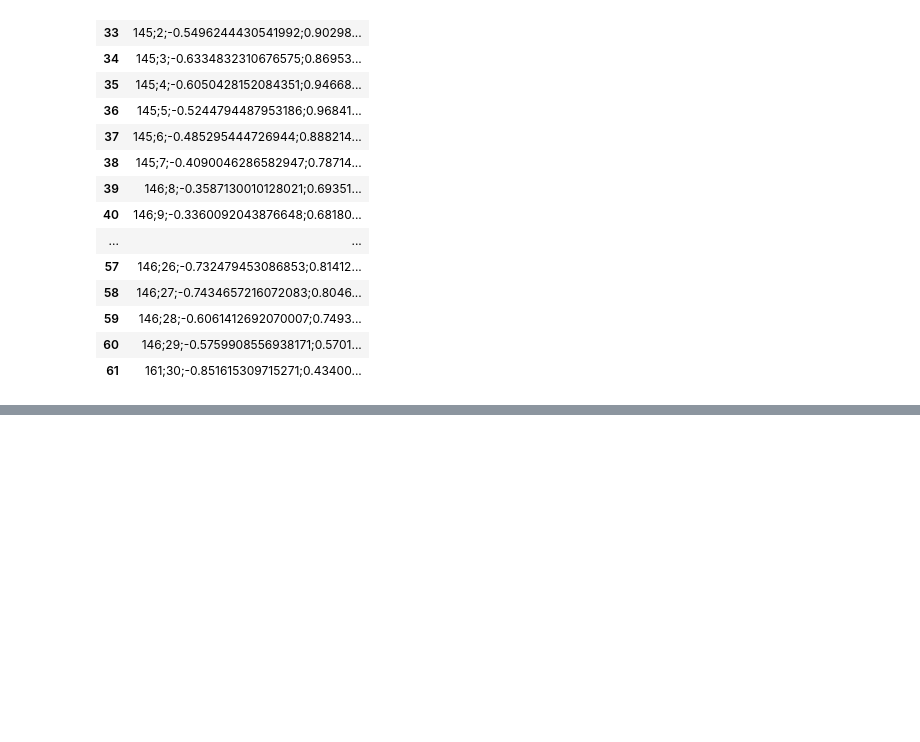
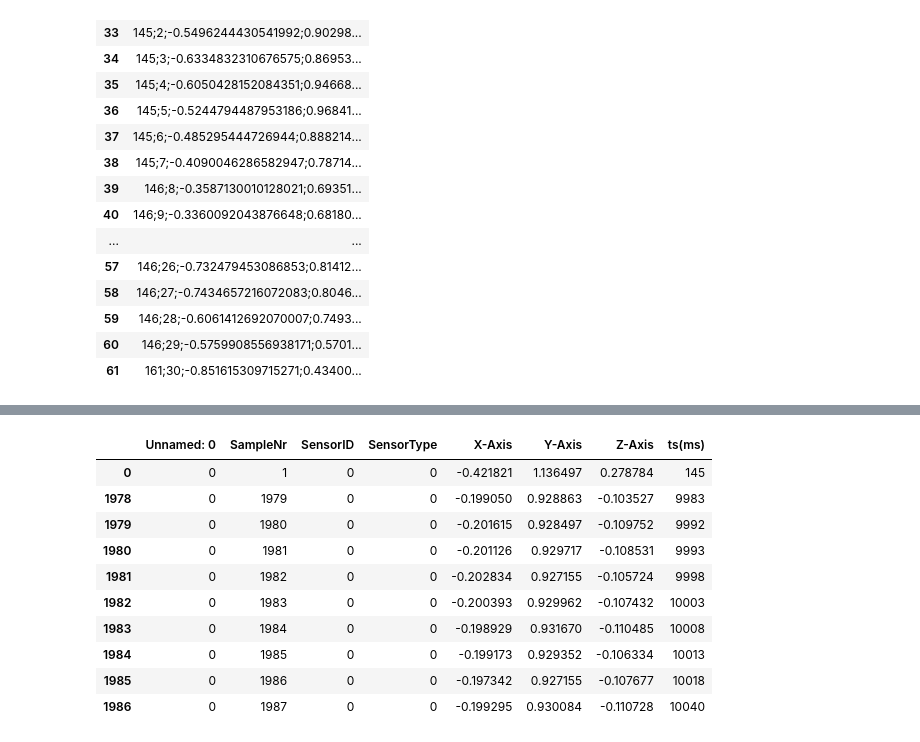
Before and after one commit to pbmiguel/py-har, a Jupyter notebook: TASKS/T1/pre-processing/2016-ANSAMO-preprocessing.ipynb, the cells around one changed output, grey strips where cells are left out. Drawn from its saved outputs; the diff is of its cells as text; code cells hidden in the pictures; blank space fills up the shorter version.

```diff
--- a/TASKS/T1/pre-processing/2016-ANSAMO-preprocessing.ipynb
+++ b/TASKS/T1/pre-processing/2016-ANSAMO-preprocessing.ipynb
@@ -96,0 +95,15 @@ for file in files:
+# %%
+train_data_processed_ordered = train_data_processed.sort_values(['SensorID']);
+train_data_processed_ordered.head(10)
+# %% [output]
+|  | Unnamed: 0 | SampleNr | SensorID | SensorType | X-Axis | Y-Axis | Z-Axis | ts(ms) |
+| 0 | 0 | 1 | 0 | 0 | -0.421821 | 1.136497 | 0.278784 | 145 |
+| 1978 | 0 | 1979 | 0 | 0 | -0.199050 | 0.928863 | -0.103527 | 9983 |
+| 1979 | 0 | 1980 | 0 | 0 | -0.201615 | 0.928497 | -0.109752 | 9992 |
+| 1980 | 0 | 1981 | 0 | 0 | -0.201126 | 0.929717 | -0.108531 | 9993 |
+| 1981 | 0 | 1982 | 0 | 0 | -0.202834 | 0.927155 | -0.105724 | 9998 |
+| 1982 | 0 | 1983 | 0 | 0 | -0.200393 | 0.929962 | -0.107432 | 10003 |
+| 1983 | 0 | 1984 | 0 | 0 | -0.198929 | 0.931670 | -0.110485 | 10008 |
+| 1984 | 0 | 1985 | 0 | 0 | -0.199173 | 0.929352 | -0.106334 | 10013 |
+| 1985 | 0 | 1986 | 0 | 0 | -0.197342 | 0.927155 | -0.107677 | 10018 |
+| 1986 | 0 | 1987 | 0 | 0 | -0.199295 | 0.930084 | -0.110728 | 10040 |
```
Also changed, not shown: parts of 18 cells of this notebook, 2 other files.
